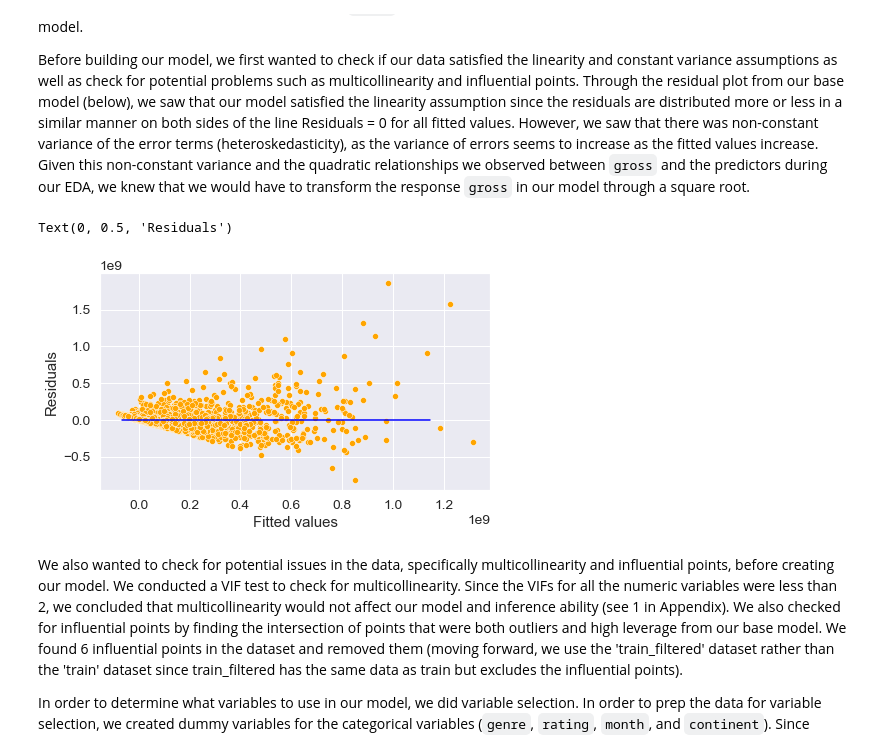
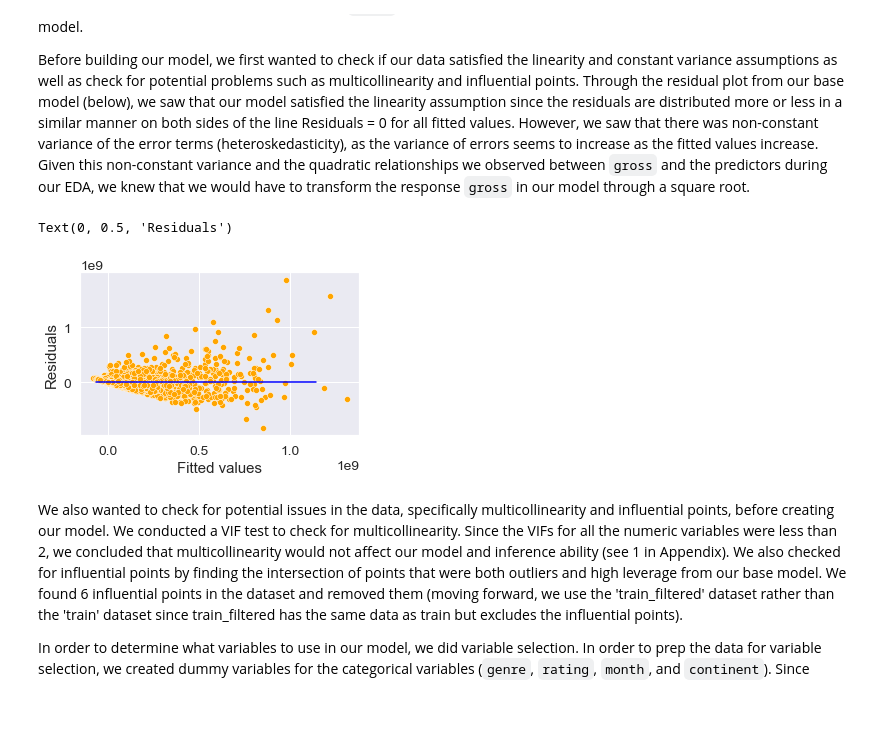
Before and after one commit to isabelgabrielaknight/final-project-303-2, a Jupyter notebook: MarkdownMasters_report.ipynb, the cells around one changed output. Cells and saved outputs as stored; diff of their text form; code cells hidden in the pictures; blank space fills up the shorter version.

```diff
--- a/MarkdownMasters_report.ipynb
+++ b/MarkdownMasters_report.ipynb
@@ -170,6 +158,7 @@ sns.pairplot(train, x_vars=['score'], y_vars=['votes'])
 <seaborn.axisgrid.PairGrid at 0x...>
 [figure]
 # %%
+plt.rcParams['figure.figsize'] = [3, 2]
 sns.lineplot(data = train, x = 'year', y = 'gross')
 # %% [output]
 <AxesSubplot:xlabel='year', ylabel='gross'>
@@ -233,16 +222,16 @@ Before building our model, we first wanted to check if our data satisfied the li
 # %%
 ols_object = smf.ols(formula = 'gross~budget+genre+rating+votes+continent+runtime+month+score+year', data = train)
 model = ols_object.fit()
 pred_gross = model.predict(test)
-plt.rcParams["figure.figsize"] = (7,4)
+plt.rcParams["figure.figsize"] = (5,3)
 sns.set(font_scale=1.25)
 ax = sns.scatterplot(x = model.fittedvalues, y=model.resid,color = 'orange')
 sns.lineplot(x = [pred_gross.min(),pred_gross.max()],y = [0,0],color = 'blue')
 plt.xlabel('Fitted values')
 plt.ylabel('Residuals')
 # %% [output]
 Text(0, 0.5, 'Residuals')
-[figure, old version]
+[figure, new version]
 # %% [markdown]
 We also wanted to check for potential issues in the data, specifically  multicollinearity and influential points, before creating our model. We conducted a VIF test to check for multicollinearity. Since the VIFs for all the numeric variables were less than 2, we concluded that multicollinearity would not affect our model and inference ability (see 1 in Appendix). We also checked for influential points by finding the intersection of points that were both outliers and high leverage from our base model. We found 6 influential points in the dataset and removed them (moving forward, we use the 'train_filtered' dataset rather than the 'train' dataset since train_filtered has the same data as train but excludes the influential points).
 
```
Also changed, not shown: parts of 15 cells of this notebook, 1 other file.
